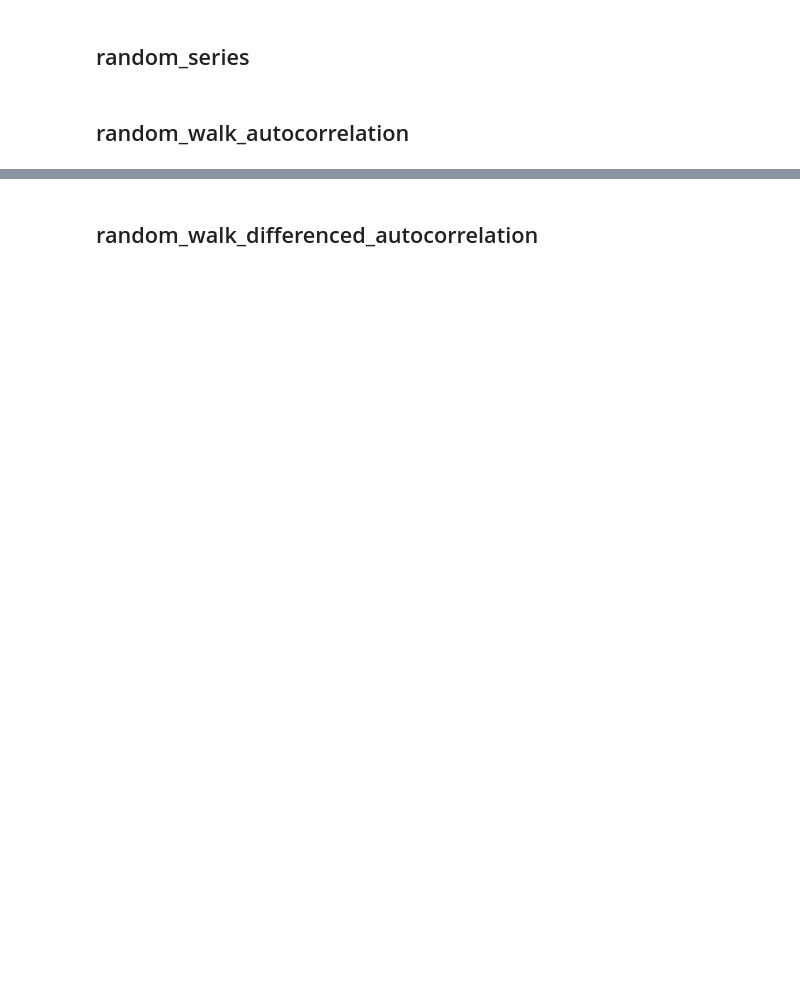
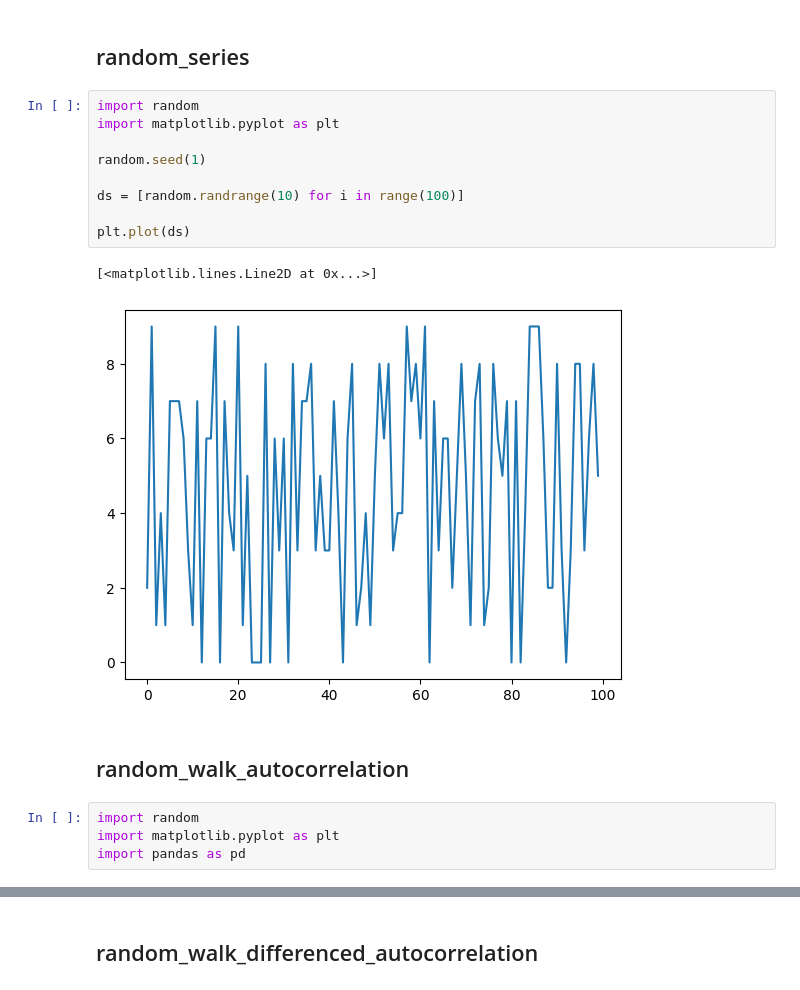
Before and after one commit to Friend09/practise-jb-timeseries, a Jupyter notebook: notebooks/practise_chapter_11.ipynb, the cells around one changed output, grey strips where cells are left out. Cells and saved outputs as stored; diff of their text form; blank space fills up the shorter version.

```diff
--- a/notebooks/practise_chapter_11.ipynb
+++ b/notebooks/practise_chapter_11.ipynb
@@ -11,4 +122,20 @@
 # %% [markdown]
 ## random_series
+# %%
+import random
+import matplotlib.pyplot as plt
+
+random.seed(1)
+
+ds = [random.randrange(10) for i in range(100)]
+
+plt.plot(ds)
+# %% [output]
+[<matplotlib.lines.Line2D at 0x...>]
+[figure, added]
 # %% [markdown]
 ## random_walk_autocorrelation
+# %%
+import random
+import matplotlib.pyplot as plt
+import pandas as pd
```
Also changed, not shown: parts of 8 cells of this notebook.
